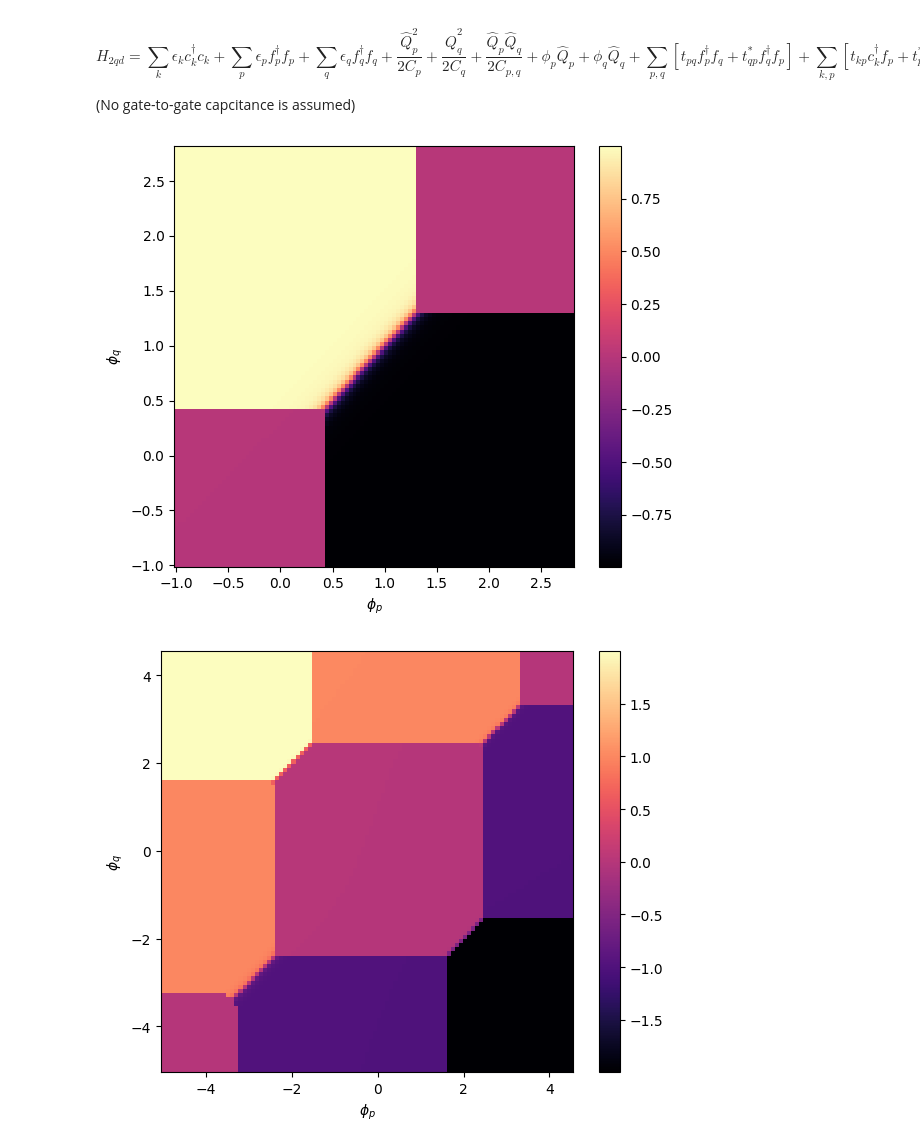
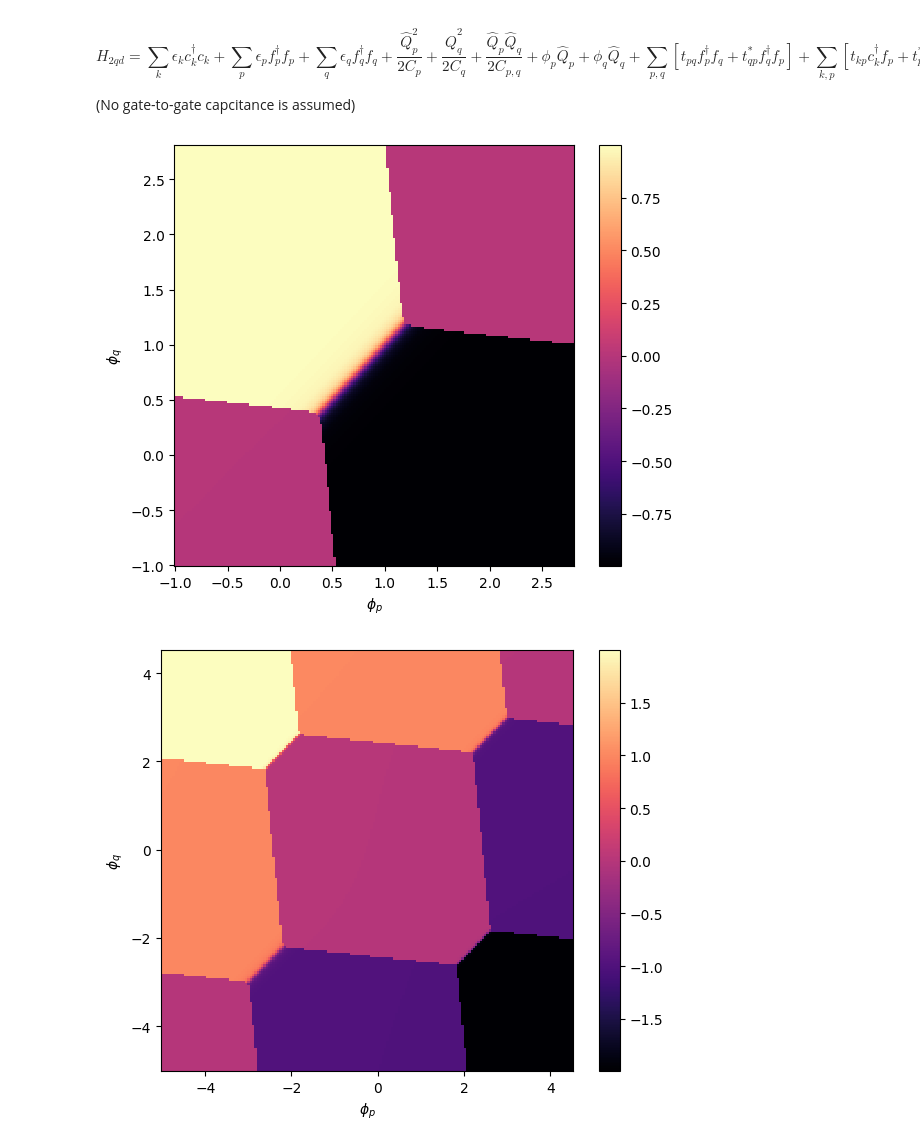
Before and after one commit to BingchengSuo/Condensed-Matter-Theory, a Jupyter notebook: DCK/Matveev's Grain.ipynb, the cells around one changed output. Saved outputs shown, nothing was run; the diff lists cells and outputs as text; code cells hidden in the pictures.

```diff
--- a/DCK/Matveev's Grain.ipynb
+++ b/DCK/Matveev's Grain.ipynb
@@ -438,7 +438,7 @@ class H_2qd:
 
     def gate(self):
         # need to include lever arm here
-        return self.phi_p*self.Q_p_op() + self.phi_q*self.Q_q_op()
+        return self.phi_p*self.Q_p_op() + self.phi_q*self.Q_q_op() + self.phi_p*(0.1/self.C_p)*self.Q_q_op() + self.phi_q*(0.1/self.C_q)*self.Q_p_op()
 
     def Coulomb(self):
         Qp, Qq = self.Q_p_op(), self.Q_q_op()
@@ -480,32 +480,32 @@ class H_2qd:
 H = H_2qd(phi_p=0.0, phi_q=0.0, t_pq=0.1, t_kp=0.1, t_kq=0.1, Nk=2, Np=2, Nq=2)
 vals, vecs = eigsh(H.total(), k=1, which='SA')
 # %%
-phi_p_list = np.linspace(-1, 2.8, 101)
-phi_q_list = np.linspace(-1, 2.8, 101)
+phi_p_list = np.linspace(-1, 2.8, 181)
+phi_q_list = np.linspace(-1, 2.8, 181)
 N_vs_phi = np.zeros((len(phi_p_list), len(phi_q_list)))
 
 # Loop over the 2D parameter space
 for i, phi_pp in enumerate(phi_p_list):
     for j, phi_qq in enumerate(phi_q_list):
         H = H_2qd(phi_p=phi_pp, phi_q=phi_qq,
                   t_pq=0.02, t_kp=0.02, t_kq=0.02,
                   Nk=1, Np=1, Nq=1)
         val, vec = eigsh(H.total(), k=1, which='SA')
         gs = vec[:, 0]
         Ncharge = np.real(gs.conj().T @ (H.N_q_op()-H.N_p_op()) @ gs)
         N_vs_phi[i, j] = Ncharge
 
 # Make color plot
 fig, ax = plt.subplots(figsize=(6,5), layout='tight')
 
 c = ax.pcolormesh(phi_p_list, phi_q_list, N_vs_phi.T, shading='auto', cmap='magma')
 ax.set_xlabel(r'$\phi_p$')
 ax.set_ylabel(r'$\phi_q$')
 fig.colorbar(c, ax=ax)
 
 plt.show()
 # %% [output]
-[figure, old version]
+[figure, new version]
 # %%
 phi_p_list = np.linspace(-5, 4.5, 101)
 phi_q_list = np.linspace(-5, 4.5, 101)
@@ -532,4 +532,4 @@ fig.colorbar(c, ax=ax)
 
 plt.show()
 # %% [output]
-[figure, old version]
+[figure, new version]
```
Also changed, not shown: parts of 1 cell of this notebook.
